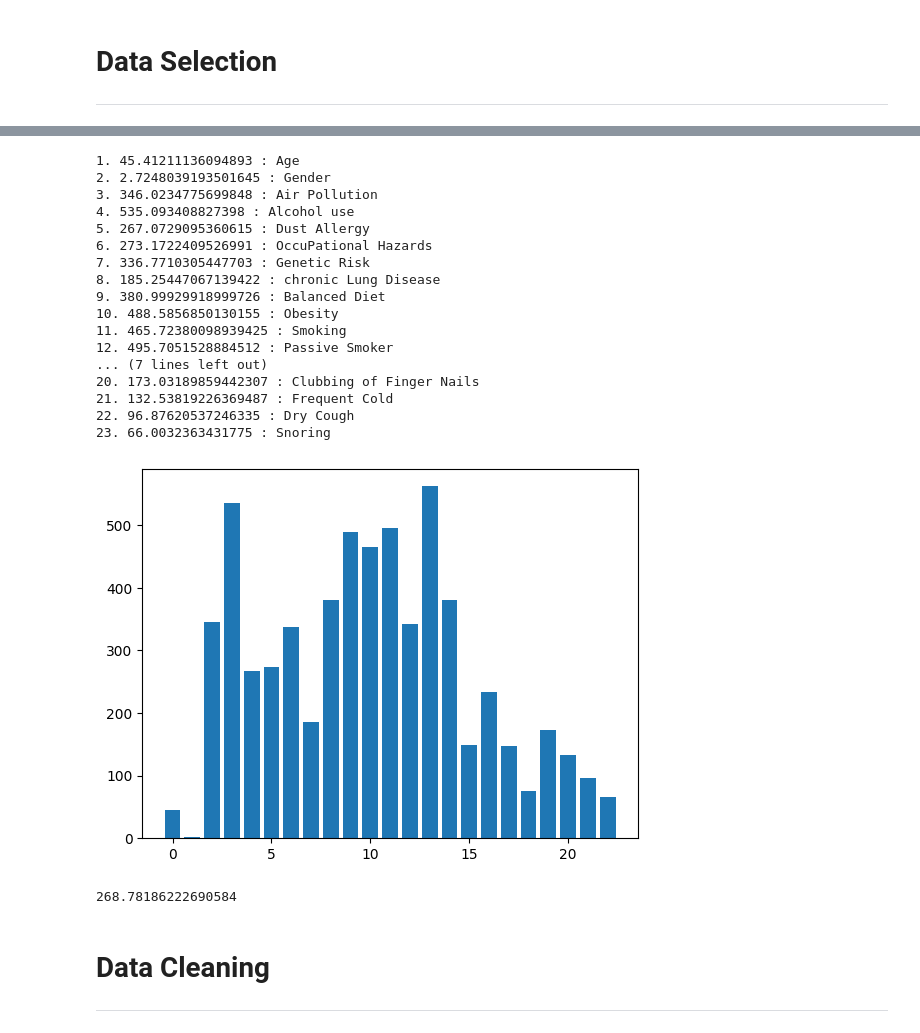
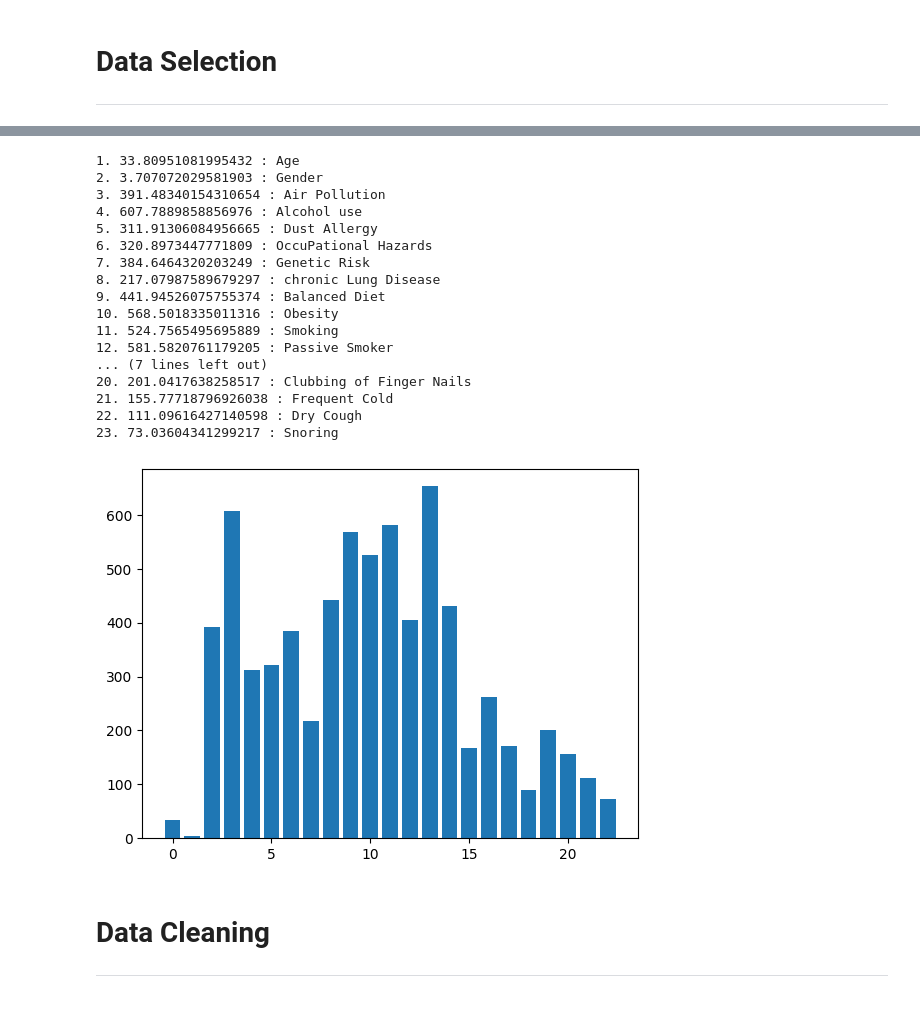
Before and after one commit to ox1dice/Lung-Cancer-Prediction, a Jupyter notebook: lc-prediction.ipynb, the cells around one changed output, grey strips where cells are left out. Drawn from its saved outputs; the diff is of its cells as text; code cells hidden in the pictures.

```diff
--- a/lc-prediction.ipynb
+++ b/lc-prediction.ipynb
@@ -48,12 +46,13 @@ for i in range(5):
     y_train.append(y_tr)
     y_test.append(y_ts)
 # %%
-bnb = GaussianNB()
+# searching for the most accurate train size
+gnb = GaussianNB()
 
 print("Accuration rate:")
 for i in range(5):
-    bnb.fit(x_train[i], y_train[i])
-    y_predict = bnb.predict(x_test[i])
+    gnb.fit(x_train[i], y_train[i])
+    y_predict = gnb.predict(x_test[i])
     error = ((y_test[i] != y_predict).sum()/len(y_predict)*100)
     akurasi = str(100 - error) + "%"
     print(f"{(i+1)}. Train size {(1.0 - ((i+1)/10))} =", akurasi)
@@ -70,5 +77,5 @@ Accuration rate:
 # %%
-x_train, x_test, y_train, y_test = train_test_split(x, y, train_size=0.7, random_state=1)
+x_train, x_test, y_train, y_test = train_test_split(x, y, train_size=0.8, random_state=1)
 # %%
 fs = SelectKBest(score_func=chi2, k='all')
 fs.fit(x_train, y_train)
@@ -79,33 +86,28 @@ ft = ds.columns[2:-1]
 for i in range(len(fs.scores_)):
     print(str(i+1) + ". " + str(fs.scores_[i]) + " : " + ft[i])
 # %% [output]
-1. 45.41211136094893 : Age
-2. 2.7248039193501645 : Gender
-3. 346.0234775699848 : Air Pollution
-4. 535.093408827398 : Alcohol use
-5. 267.0729095360615 : Dust Allergy
-6. 273.1722409526991 : OccuPational Hazards
-7. 336.7710305447703 : Genetic Risk
-8. 185.25447067139422 : chronic Lung Disease
-9. 380.99929918999726 : Balanced Diet
-10. 488.5856850130155 : Obesity
-11. 465.72380098939425 : Smoking
-12. 495.7051528884512 : Passive Smoker
+1. 33.80951081995432 : Age
+2. 3.707072029581903 : Gender
+3. 391.48340154310654 : Air Pollution
+4. 607.7889858856976 : Alcohol use
+5. 311.91306084956665 : Dust Allergy
+6. 320.8973447771809 : OccuPational Hazards
+7. 384.6464320203249 : Genetic Risk
+8. 217.07987589679297 : chronic Lung Disease
+9. 441.94526075755374 : Balanced Diet
+10. 568.5018335011316 : Obesity
+11. 524.7565495695889 : Smoking
+12. 581.5820761179205 : Passive Smoker
 ... (7 lines left out)
-20. 173.03189859442307 : Clubbing of Finger Nails
-21. 132.53819226369487 : Frequent Cold
-22. 96.87620537246335 : Dry Cough
-23. 66.0032363431775 : Snoring
+20. 201.0417638258517 : Clubbing of Finger Nails
+21. 155.77718796926038 : Frequent Cold
+22. 111.09616427140598 : Dry Cough
+23. 73.03604341299217 : Snoring
 # %%
-pyplot.bar([i for i in range(len(fs.scores_))], fs.scores_)
-pyplot.show()
+plt.bar([i for i in range(len(fs.scores_))], fs.scores_)
+plt.show()
 # %% [output]
-[figure, old version]
+[figure, new version]
-# %%
-fsAverage = fs.scores_.sum() / 23
-fsAverage
-# %% [output]
-268.78186222690584
 # %% [markdown]
 # **Data Cleaning**
 ---
```
Also changed, not shown: parts of 12 cells of this notebook.
